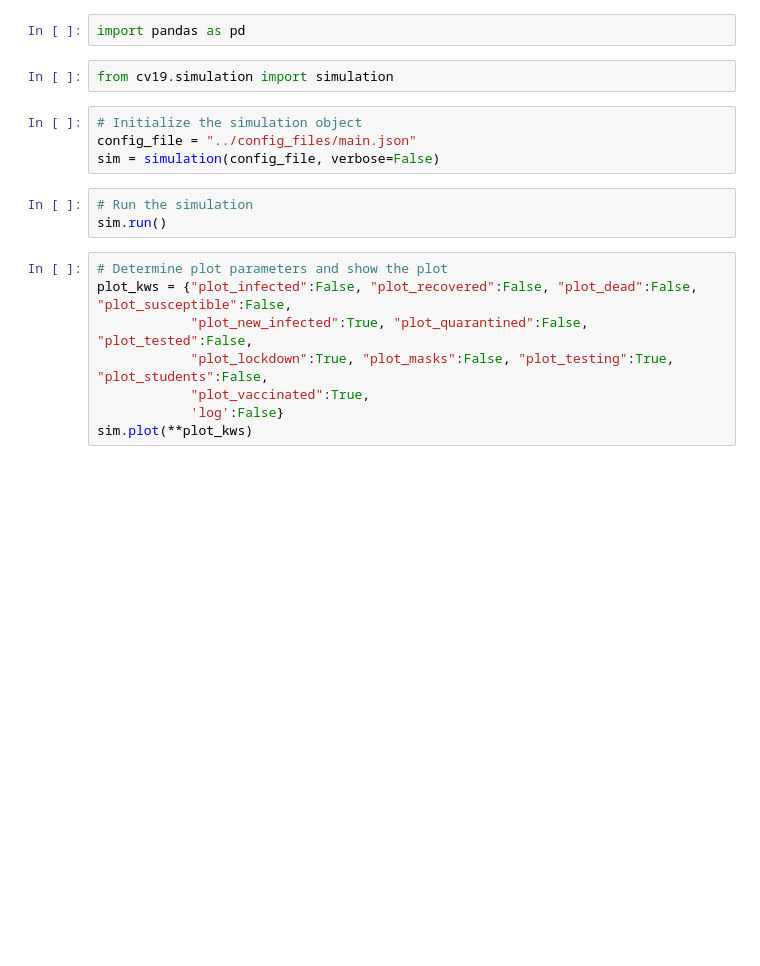
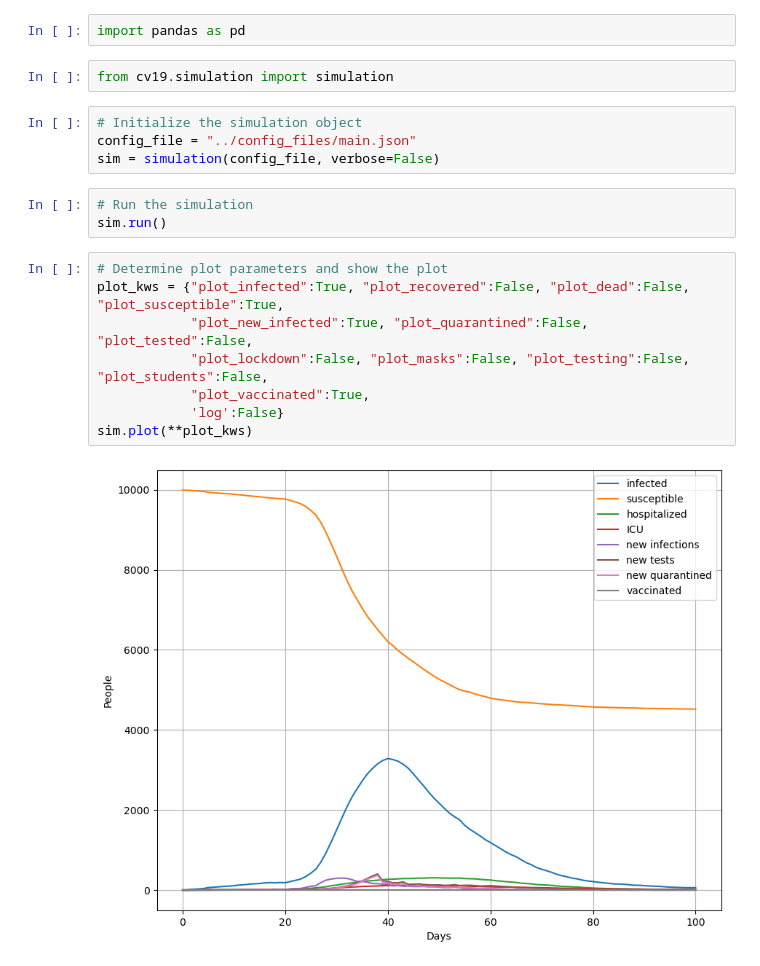
Before and after one commit to Queens-Physics/quaboom, a Jupyter notebook: notebooks/run_epidemic_plot.ipynb, the cells around one changed output. Saved outputs shown, nothing was run; the diff lists cells and outputs as text; blank space fills up the shorter version.

```diff
--- a/notebooks/run_epidemic_plot.ipynb
+++ b/notebooks/run_epidemic_plot.ipynb
@@ -18,12 +16,14 @@ sim = simulation(config_file, verbose=False)
 sim.run()
 # %%
 # Determine plot parameters and show the plot
-plot_kws = {"plot_infected":False, "plot_recovered":False, "plot_dead":False, "plot_susceptible":False,
+plot_kws = {"plot_infected":True, "plot_recovered":False, "plot_dead":False, "plot_susceptible":True,
             "plot_new_infected":True, "plot_quarantined":False, "plot_tested":False,
-            "plot_lockdown":True, "plot_masks":False, "plot_testing":True, "plot_students":False,
+            "plot_lockdown":False, "plot_masks":False, "plot_testing":False, "plot_students":False,
             "plot_vaccinated":True,
             'log':False}
 sim.plot(**plot_kws)
+# %% [output]
+[figure, added]
 # %%
 # Determine plot parameters and show the plot
 plot_kws = {"plot_infected":True, "plot_recovered":True, "plot_dead":True, "plot_susceptible":True,
```
Also changed, not shown: parts of 3 cells of this notebook, 6 other files.
